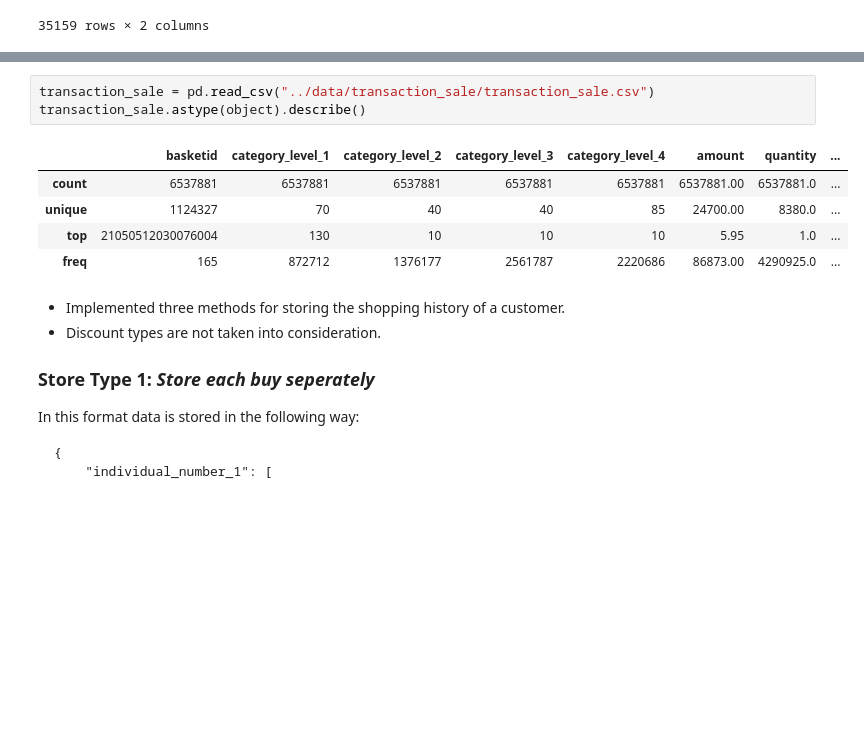
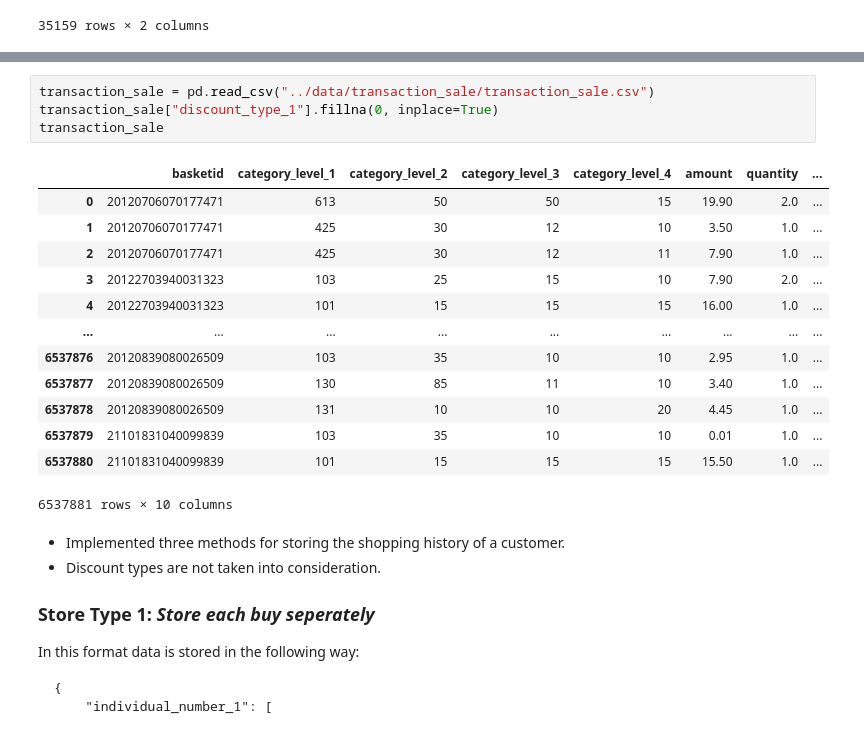
Before and after one commit to Enesaydnn7/MigrosDatathon, a Jupyter notebook: scripts/products.ipynb, the cells around one changed output, grey strips where cells are left out. Cells and saved outputs as stored; diff of their text form; blank space fills up the shorter version.

```diff
--- a/scripts/products.ipynb
+++ b/scripts/products.ipynb
@@ -158,12 +187,21 @@ basket_id_to_individual_number
 # %%
 transaction_sale = pd.read_csv("../data/transaction_sale/transaction_sale.csv")
-transaction_sale.astype(object).describe()
+transaction_sale["discount_type_1"].fillna(0, inplace=True)
+transaction_sale
 # %% [output]
 |  | basketid | category_level_1 | category_level_2 | category_level_3 | category_level_4 | amount | quantity | ... |
-| count | 6537881 | 6537881 | 6537881 | 6537881 | 6537881 | 6537881.00 | 6537881.0 | ... |
-| unique | 1124327 | 70 | 40 | 40 | 85 | 24700.00 | 8380.0 | ... |
-| top | 21050512030076004 | 130 | 10 | 10 | 10 | 5.95 | 1.0 | ... |
-| freq | 165 | 872712 | 1376177 | 2561787 | 2220686 | 86873.00 | 4290925.0 | ... |
+| 0 | 20120706070177471 | 613 | 50 | 50 | 15 | 19.90 | 2.0 | ... |
+| 1 | 20120706070177471 | 425 | 30 | 12 | 10 | 3.50 | 1.0 | ... |
+| 2 | 20120706070177471 | 425 | 30 | 12 | 11 | 7.90 | 1.0 | ... |
+| 3 | 20122703940031323 | 103 | 25 | 15 | 10 | 7.90 | 2.0 | ... |
+| 4 | 20122703940031323 | 101 | 15 | 15 | 15 | 16.00 | 1.0 | ... |
+| ... | ... | ... | ... | ... | ... | ... | ... | ... |
+| 6537876 | 20120839080026509 | 103 | 35 | 10 | 10 | 2.95 | 1.0 | ... |
+| 6537877 | 20120839080026509 | 130 | 85 | 11 | 10 | 3.40 | 1.0 | ... |
+| 6537878 | 20120839080026509 | 131 | 10 | 10 | 20 | 4.45 | 1.0 | ... |
+| 6537879 | 21101831040099839 | 103 | 35 | 10 | 10 | 0.01 | 1.0 | ... |
+| 6537880 | 21101831040099839 | 101 | 15 | 15 | 15 | 15.50 | 1.0 | ... |
+6537881 rows × 10 columns
 # %% [markdown]
 * Implemented three methods for storing the shopping history of a customer.
 * Discount types are not taken into consideration.
```
Also changed, not shown: parts of 18 cells of this notebook.
